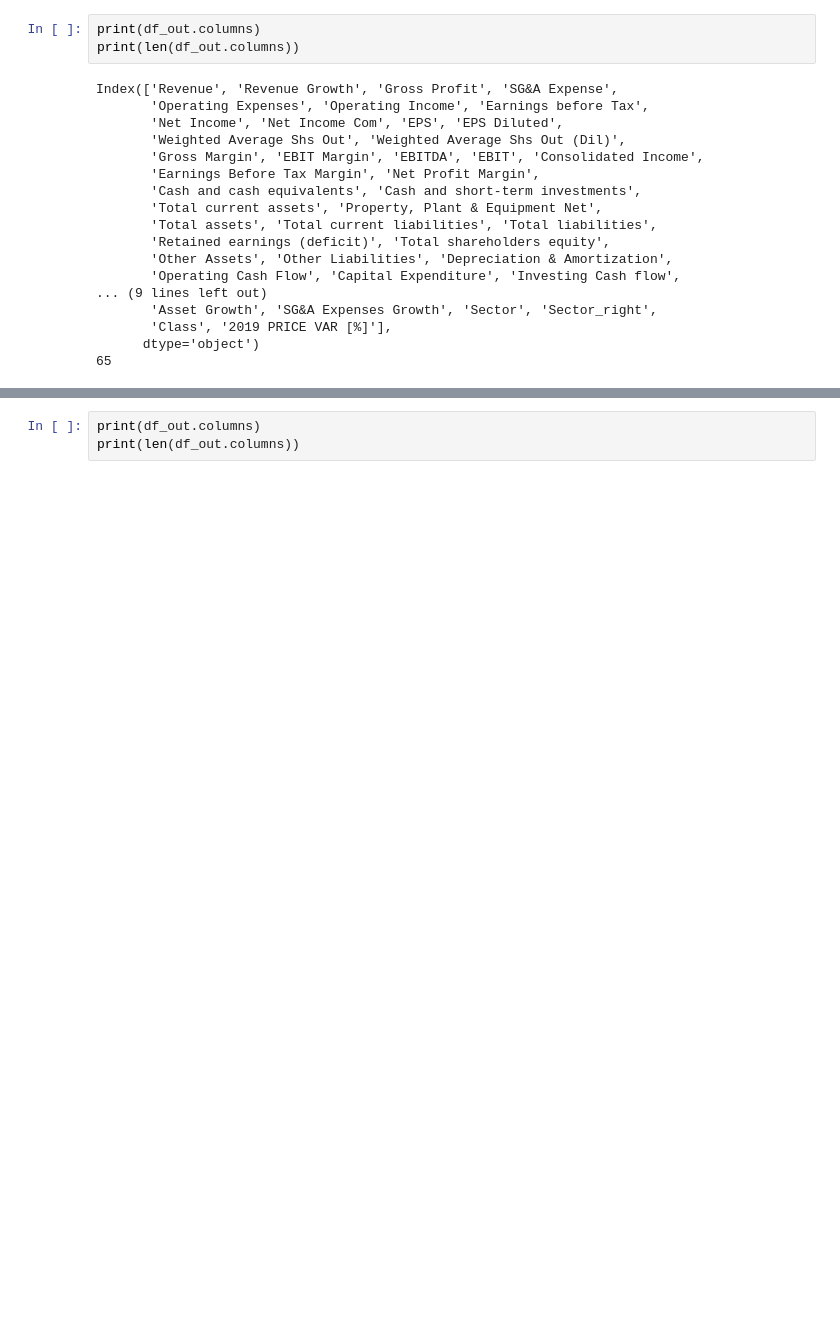
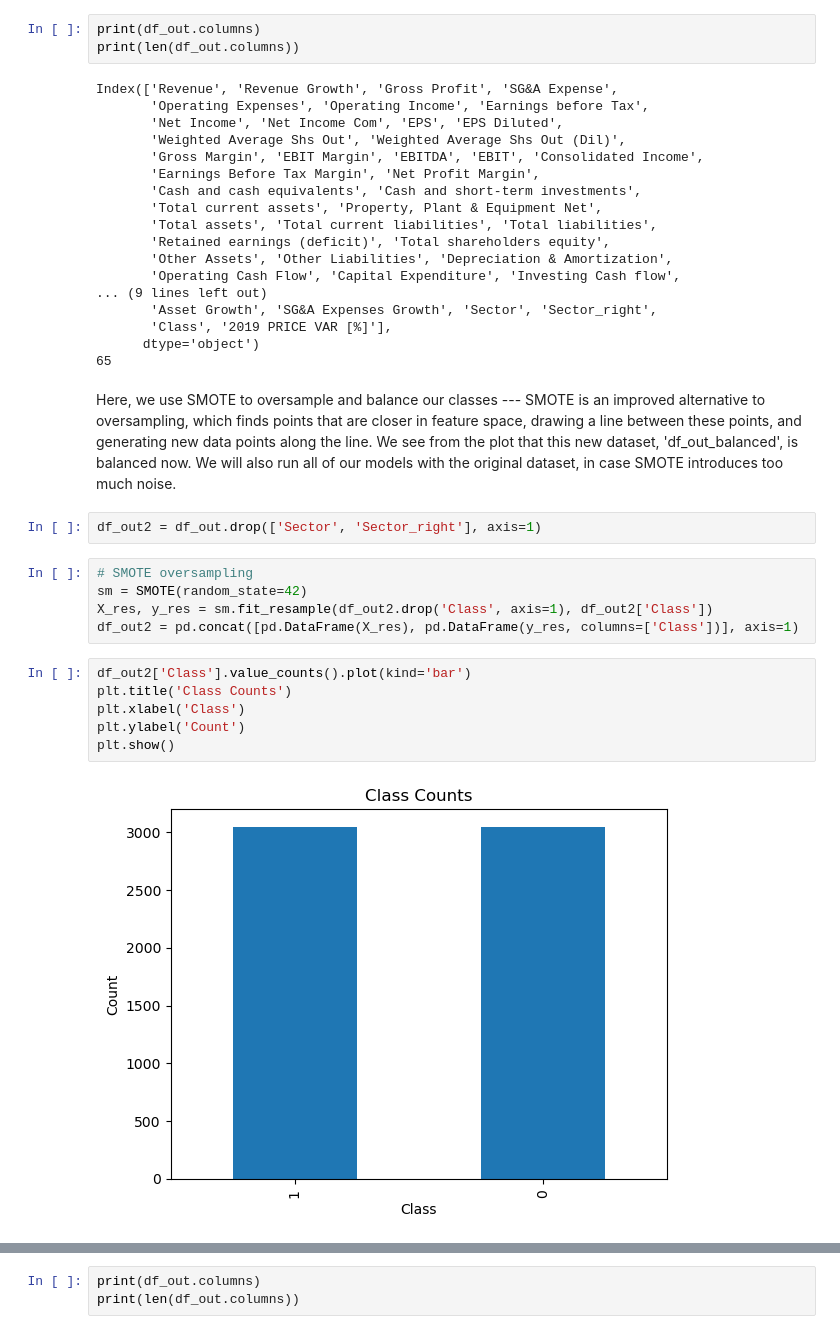
Before and after one commit to hamzehbhamdan/AC209a-Project, a Jupyter notebook: financial_indicators_project.ipynb, the cells around one changed output, grey strips where cells are left out. Saved outputs shown, nothing was run; the diff lists cells and outputs as text; blank space fills up the shorter version.

```diff
--- a/financial_indicators_project.ipynb
+++ b/financial_indicators_project.ipynb
@@ -522,3 +525,20 @@ Index(['Revenue', 'Revenue Growth', 'Gross Profit', 'SG&A Expense',
        'Class', '2019 PRICE VAR [%]'],
       dtype='object')
 65
+# %% [markdown]
+Here, we use SMOTE to oversample and balance our classes --- SMOTE is an improved alternative to oversampling, which finds points that are closer in feature space, drawing a line between these points, and generating new data points along the line. We see from the plot that this new dataset, 'df_out_balanced', is balanced now. We will also run all of our models with the original dataset, in case SMOTE introduces too much noise.
+# %%
+df_out2 = df_out.drop(['Sector', 'Sector_right'], axis=1)
+# %%
+# SMOTE oversampling
+sm = SMOTE(random_state=42)
+X_res, y_res = sm.fit_resample(df_out2.drop('Class', axis=1), df_out2['Class'])
+df_out2 = pd.concat([pd.DataFrame(X_res), pd.DataFrame(y_res, columns=['Class'])], axis=1)
+# %%
+df_out2['Class'].value_counts().plot(kind='bar')
+plt.title('Class Counts')
+plt.xlabel('Class')
+plt.ylabel('Count')
+plt.show()
+# %% [output]
+[figure, added]
```
Also changed, not shown: parts of 22 cells of this notebook.
